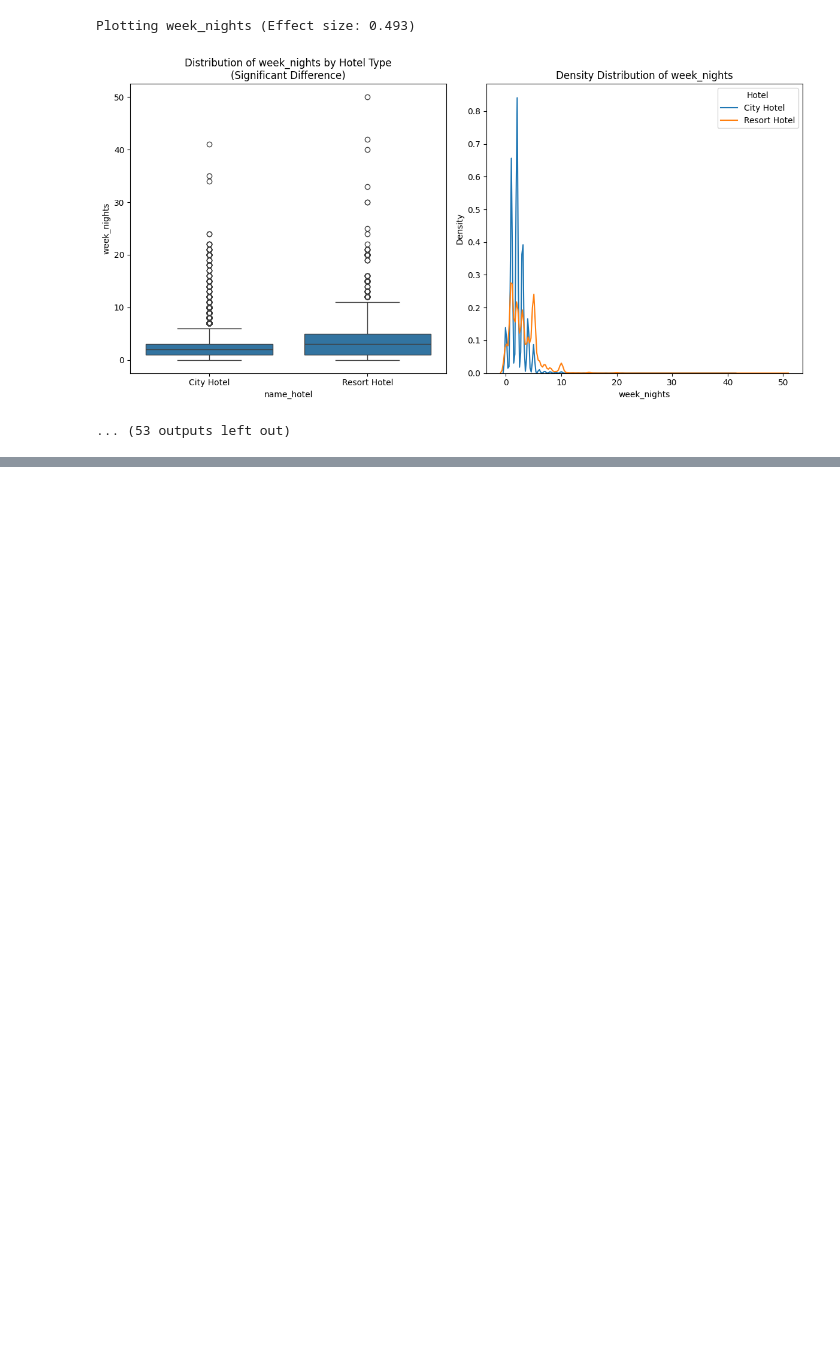
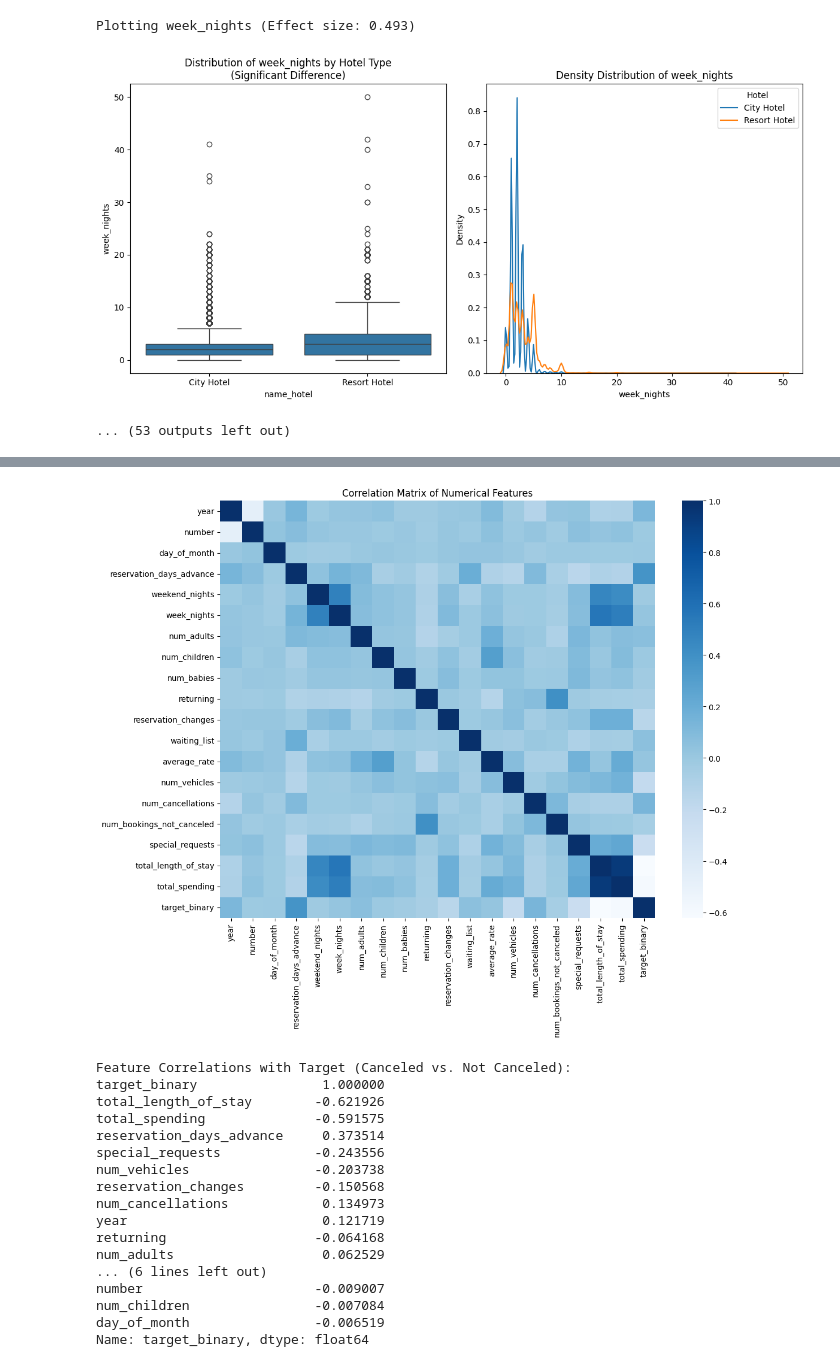
Before and after one commit to roodriigoooo/reservationspredictions, a Jupyter notebook: reservationspreds.ipynb, the cells around one changed output, grey strips where cells are left out. Saved outputs shown, nothing was run; the diff lists cells and outputs as text; code cells hidden in the pictures; blank space fills up the shorter version.

```diff
--- a/reservationspreds.ipynb
+++ b/reservationspreds.ipynb
@@ -408,0 +543,44 @@ Plotting total_length_of_stay (Effect size: 0.496)
+# %%
+def create_correlation_matrix(df):
+    '''
+    correlation matrix, including target variable.
+    '''
+    df = prepare_target_var(df)
+
+    # including target
+    numerical_cols = df.select_dtypes(include=['int64', 'float64']).columns.tolist()
+    corr_matrix = df[numerical_cols].corr()
+
+    plt.figure(figsize=(12, 10))
+    sns.heatmap(corr_matrix, cmap='Blues')
+    plt.title('Correlation Matrix of Numerical Features')
+    plt.tight_layout()
+    plt.show()
+
+    # obtain the strongest correlations with target
+    target_corr = corr_matrix['target_binary'].sort_values(key=abs, ascending=False)
+    print("\nFeature Correlations with Target (Canceled vs. Not Canceled):")
+    print(target_corr)
+
+    return corr_matrix
+
+corr_matrix = create_correlation_matrix(reservations)
+# %% [output]
+[figure, added]
+Feature Correlations with Target (Canceled vs. Not Canceled):
+target_binary                1.000000
+total_length_of_stay        -0.621926
+total_spending              -0.591575
+reservation_days_advance     0.373514
+special_requests            -0.243556
+num_vehicles                -0.203738
+reservation_changes         -0.150568
+num_cancellations            0.134973
+year                         0.121719
+returning                   -0.064168
+num_adults                   0.062529
+... (6 lines left out)
+number                      -0.009007
+num_children                -0.007084
+day_of_month                -0.006519
+Name: target_binary, dtype: float64
```
Also changed, not shown: parts of 5 cells of this notebook.
